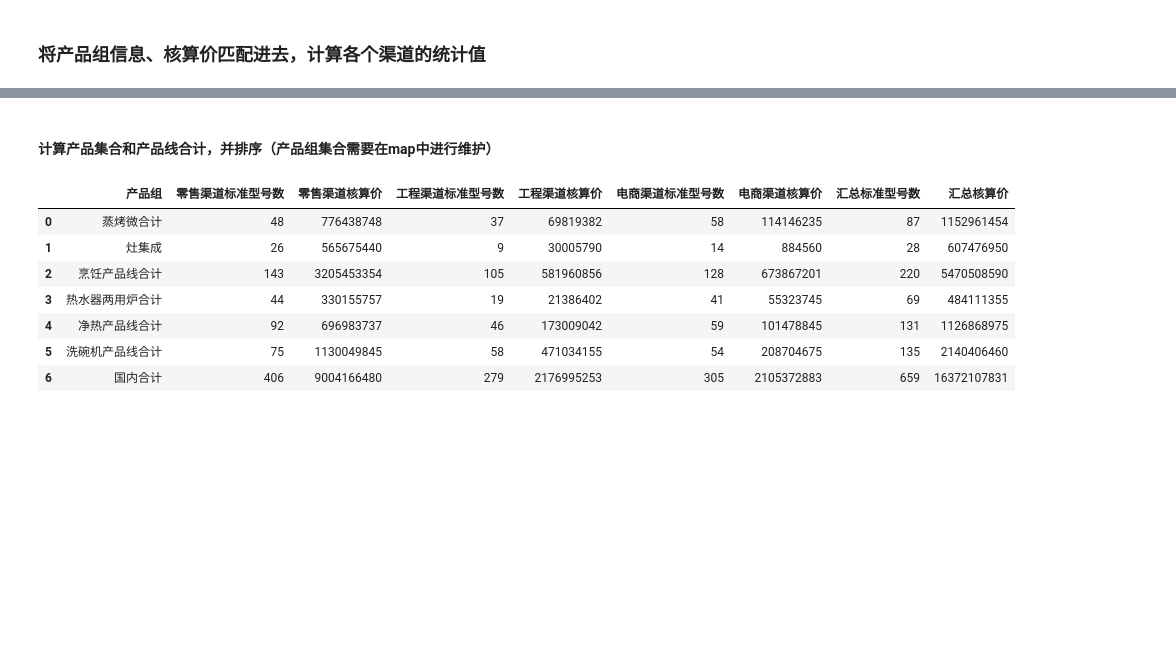
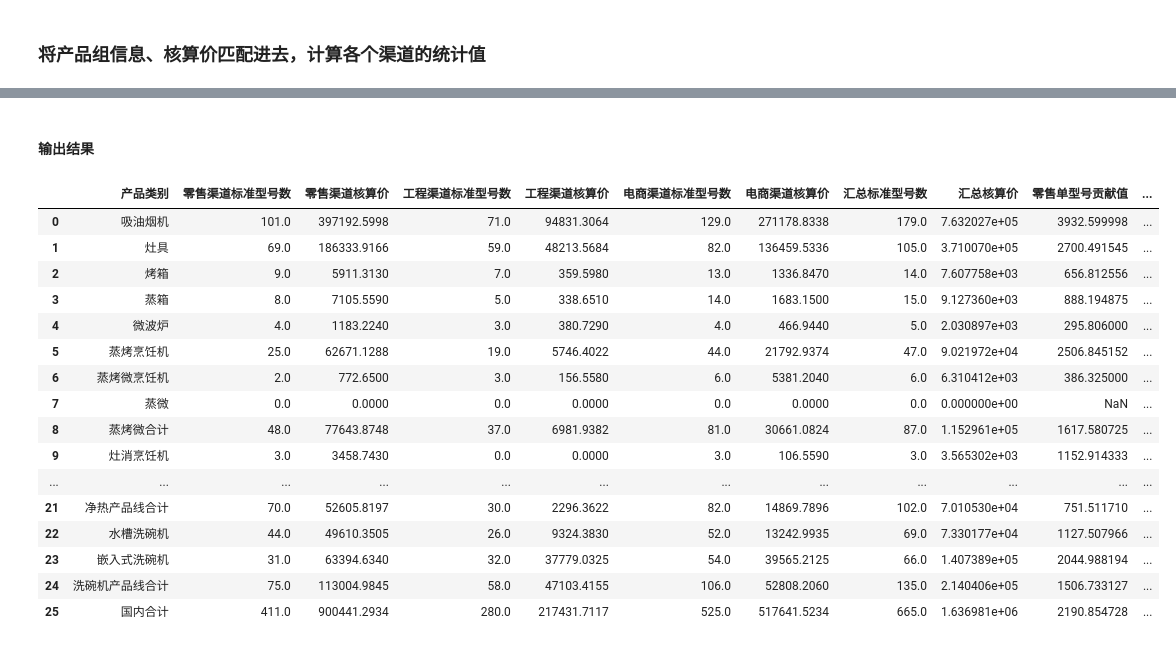
Before and after one commit to zb1005/python-tool, a Jupyter notebook: 零件报告/单型号贡献、低效、长尾/单型号贡献.ipynb, the cells around one changed output, grey strips where cells are left out. Drawn from its saved outputs; the diff is of its cells as text; code cells hidden in the pictures; blank space fills up the shorter version.

```diff
--- a/零件报告/单型号贡献、低效、长尾/单型号贡献.ipynb
+++ b/零件报告/单型号贡献、低效、长尾/单型号贡献.ipynb
@@ -215,6 +223,7 @@ df1['系统核算价'] = df1['商品编码'].map(product_price_map)
 df1['核算价'] = df1['系统核算价'] * df1['实际出库数量']
 df1['标准型号'] = df1['商品编码'].map(product_standard)
 df1['国内/海外'] = df1['商品编码'].map(product_country)
+df1 = df1[df1['商品编码'].str.startswith('10')].reset_index(drop=True)
 df1
 # %% [output]
 |  | 商品编码 | 渠道 | 实际出库数量 | 产品组 | 系统核算价 | 核算价 | 标准型号 | 国内/海外 |
@@ -239,14 +261,14 @@ df1.to_excel(r'D:\000物料报表\202508\单物料产值\统计周期内产品
 # %%
 out_df = df1.copy()
-out_df = out_df[~out_df['产品组'].isnull()]
 out_df = out_df[out_df[r'国内/海外']=='国内']
 out_df = out_df[out_df['产品组'].isin(productgroup_list)]
 #这里要提示哪些数据的系统核算价是空的
 print(f'没有系统核算价的是这些数据\n{out_df[out_df['系统核算价'].isnull()]['商品编码'].drop_duplicates()}')
 print(len(out_df))
 
-# 这里导出数据用于其他报告的分析
-out_df.to_excel(r'C:\Users\zhangbon\Desktop\清洗了物流-财务-渠道-产品组-国内.xlsx',index=False)
+# 这里导出数据用于低效和长尾的分析。因为低效和长尾只看国内的成品情况（不包含样机，且在我们的统计产品组范围内）
+out_df.to_excel(fr'D:\000物料报表\{month}\单型号贡献-低效-长尾\合并物流-财务-产品组-核算价-国内-用于低效-长尾.xlsx',index=False)
+out_df
 # %% [output]
 没有系统核算价的是这些数据
 Series([], Name: 商品编码, dtype: object)
@@ -324,0 +291,28 @@ out_df1
+# %%
+df_calu = pd.DataFrame()
+df_calu['产品类别'] = productgroupset_map.keys()
+for k,v in productgroupset_map.items():
+    # 零售渠道的统计
+    vals = out_df[(out_df['产品组'].isin(v))&(out_df['渠道'] == '零售')]['标准型号'].nunique()
+    df_calu.loc[df_calu['产品类别']==k,'零售渠道标准型号数'] = vals
+    vals = out_df[(out_df['产品组'].isin(v))&(out_df['渠道'] == '零售')]['核算价'].sum()
+    df_calu.loc[df_calu['产品类别']==k,'零售渠道核算价'] = vals
+
+    # 工程渠道的统计
+    vals = out_df[(out_df['产品组'].isin(v))&(out_df['渠道'] == '工程')]['标准型号'].nunique()
+    df_calu.loc[df_calu['产品类别']==k,'工程渠道标准型号数'] = vals
+    vals = out_df[(out_df['产品组'].isin(v))&(out_df['渠道'] == '工程')]['核算价'].sum()
+    df_calu.loc[df_calu['产品类别']==k,'工程渠道核算价'] = vals
+
+    # 电商渠道的统计
+    vals = out_df[(out_df['产品组'].isin(v))&(out_df['渠道'] == '电商')]['标准型号'].nunique()
+    df_calu.loc[df_calu['产品类别']==k,'电商渠道标准型号数'] = vals
+    vals = out_df[(out_df['产品组'].isin(v))&(out_df['渠道'] == '电商')]['核算价'].sum()
+    df_calu.loc[df_calu['产品类别']==k,'电商渠道核算价'] = vals
+
+    # 合计
+    vals = out_df[(out_df['产品组'].isin(v))]['标准型号'].nunique()
+    df_calu.loc[df_calu['产品类别']==k,'汇总标准型号数'] = vals
+    vals = out_df[(out_df['产品组'].isin(v))]['核算价'].sum()
+    df_calu.loc[df_calu['产品类别']==k,'汇总核算价'] = vals
+df_calu
@@ -325,2 +337,2 @@ out_df1
 # %% [markdown]
-#### 计算产品集合和产品线合计，并排序（产品组集合需要在map中进行维护）
+#### 输出结果
@@ -403,11 +339,27 @@ out_df2.to_excel('C:\\Users\\zhangbon\\Desktop\\单型号贡献-统计值.xlsx',
 # %%
-productset_df
+
+df_calu[['零售渠道核算价','电商渠道核算价','工程渠道核算价','汇总核算价']] = df_calu[['零售渠道核算价','电商渠道核算价','工程渠道核算价','汇总核算价']]/10000
+df_calu['零售单型号贡献值'] = df_calu['零售渠道核算价']/df_calu['零售渠道标准型号数']
+df_calu['工程单型号贡献值'] = df_calu['工程渠道核算价']/df_calu['工程渠道标准型号数']
+df_calu['电商单型号贡献值'] = df_calu['电商渠道核算价']/df_calu['电商渠道标准型号数']
+df_calu['汇总单型号贡献值'] = df_calu['汇总核算价']/df_calu['汇总标准型号数']
+df_calu.to_excel(fr'D:\000物料报表\{month}\单型号贡献-低效-长尾\单型号贡献-统计值1.xlsx',index=False)
+df_calu
 # %% [output]
-|  | 产品组 | 零售渠道标准型号数 | 零售渠道核算价 | 工程渠道标准型号数 | 工程渠道核算价 | 电商渠道标准型号数 | 电商渠道核算价 | 汇总标准型号数 | 汇总核算价 |
-| 0 | 蒸烤微合计 | 48 | 776438748 | 37 | 69819382 | 58 | 114146235 | 87 | 1152961454 |
-| 1 | 灶集成 | 26 | 565675440 | 9 | 30005790 | 14 | 884560 | 28 | 607476950 |
-| 2 | 烹饪产品线合计 | 143 | 3205453354 | 105 | 581960856 | 128 | 673867201 | 220 | 5470508590 |
-| 3 | 热水器两用炉合计 | 44 | 330155757 | 19 | 21386402 | 41 | 55323745 | 69 | 484111355 |
-| 4 | 净热产品线合计 | 92 | 696983737 | 46 | 173009042 | 59 | 101478845 | 131 | 1126868975 |
-| 5 | 洗碗机产品线合计 | 75 | 1130049845 | 58 | 471034155 | 54 | 208704675 | 135 | 2140406460 |
-| 6 | 国内合计 | 406 | 9004166480 | 279 | 2176995253 | 305 | 2105372883 | 659 | 16372107831 |
+|  | 产品类别 | 零售渠道标准型号数 | 零售渠道核算价 | 工程渠道标准型号数 | 工程渠道核算价 | 电商渠道标准型号数 | 电商渠道核算价 | 汇总标准型号数 | 汇总核算价 | 零售单型号贡献值 | ... |
+| 0 | 吸油烟机 | 101.0 | 397192.5998 | 71.0 | 94831.3064 | 129.0 | 271178.8338 | 179.0 | 7.632027e+05 | 3932.599998 | ... |
+| 1 | 灶具 | 69.0 | 186333.9166 | 59.0 | 48213.5684 | 82.0 | 136459.5336 | 105.0 | 3.710070e+05 | 2700.491545 | ... |
+| 2 | 烤箱 | 9.0 | 5911.3130 | 7.0 | 359.5980 | 13.0 | 1336.8470 | 14.0 | 7.607758e+03 | 656.812556 | ... |
+| 3 | 蒸箱 | 8.0 | 7105.5590 | 5.0 | 338.6510 | 14.0 | 1683.1500 | 15.0 | 9.127360e+03 | 888.194875 | ... |
+| 4 | 微波炉 | 4.0 | 1183.2240 | 3.0 | 380.7290 | 4.0 | 466.9440 | 5.0 | 2.030897e+03 | 295.806000 | ... |
+| 5 | 蒸烤烹饪机 | 25.0 | 62671.1288 | 19.0 | 5746.4022 | 44.0 | 21792.9374 | 47.0 | 9.021972e+04 | 2506.845152 | ... |
+| 6 | 蒸烤微烹饪机 | 2.0 | 772.6500 | 3.0 | 156.5580 | 6.0 | 5381.2040 | 6.0 | 6.310412e+03 | 386.325000 | ... |
+| 7 | 蒸微 | 0.0 | 0.0000 | 0.0 | 0.0000 | 0.0 | 0.0000 | 0.0 | 0.000000e+00 | NaN | ... |
+| 8 | 蒸烤微合计 | 48.0 | 77643.8748 | 37.0 | 6981.9382 | 81.0 | 30661.0824 | 87.0 | 1.152961e+05 | 1617.580725 | ... |
+| 9 | 灶消烹饪机 | 3.0 | 3458.7430 | 0.0 | 0.0000 | 3.0 | 106.5590 | 3.0 | 3.565302e+03 | 1152.914333 | ... |
+| ... | ... | ... | ... | ... | ... | ... | ... | ... | ... | ... | ... |
+| 21 | 净热产品线合计 | 70.0 | 52605.8197 | 30.0 | 2296.3622 | 82.0 | 14869.7896 | 102.0 | 7.010530e+04 | 751.511710 | ... |
+| 22 | 水槽洗碗机 | 44.0 | 49610.3505 | 26.0 | 9324.3830 | 52.0 | 13242.9935 | 69.0 | 7.330177e+04 | 1127.507966 | ... |
+| 23 | 嵌入式洗碗机 | 31.0 | 63394.6340 | 32.0 | 37779.0325 | 54.0 | 39565.2125 | 66.0 | 1.407389e+05 | 2044.988194 | ... |
+| 24 | 洗碗机产品线合计 | 75.0 | 113004.9845 | 58.0 | 47103.4155 | 106.0 | 52808.2060 | 135.0 | 2.140406e+05 | 1506.733127 | ... |
+| 25 | 国内合计 | 411.0 | 900441.2934 | 280.0 | 217431.7117 | 525.0 | 517641.5234 | 665.0 | 1.636981e+06 | 2190.854728 | ... |
```
Also changed, not shown: parts of 23 cells of this notebook, 5 other files.
